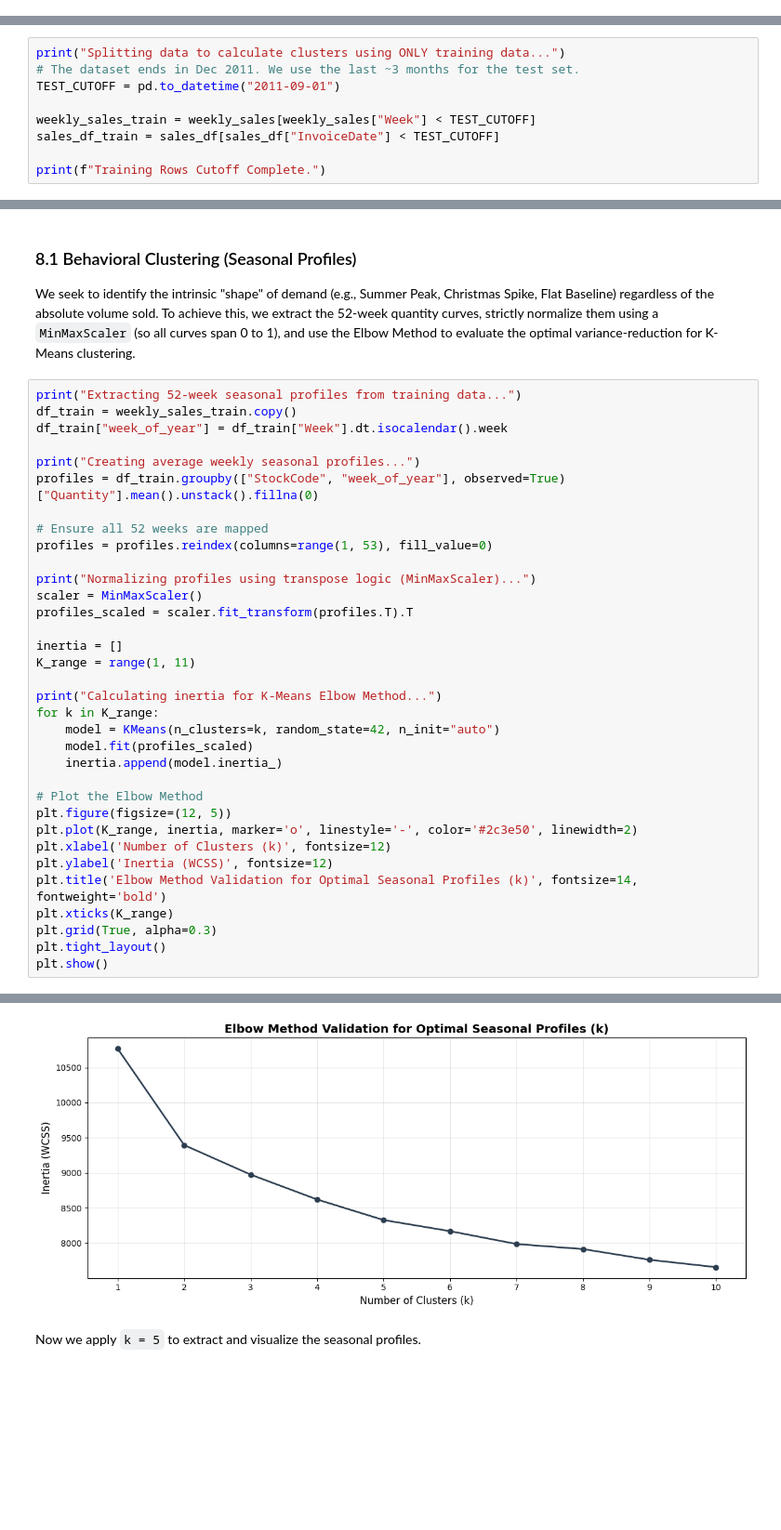
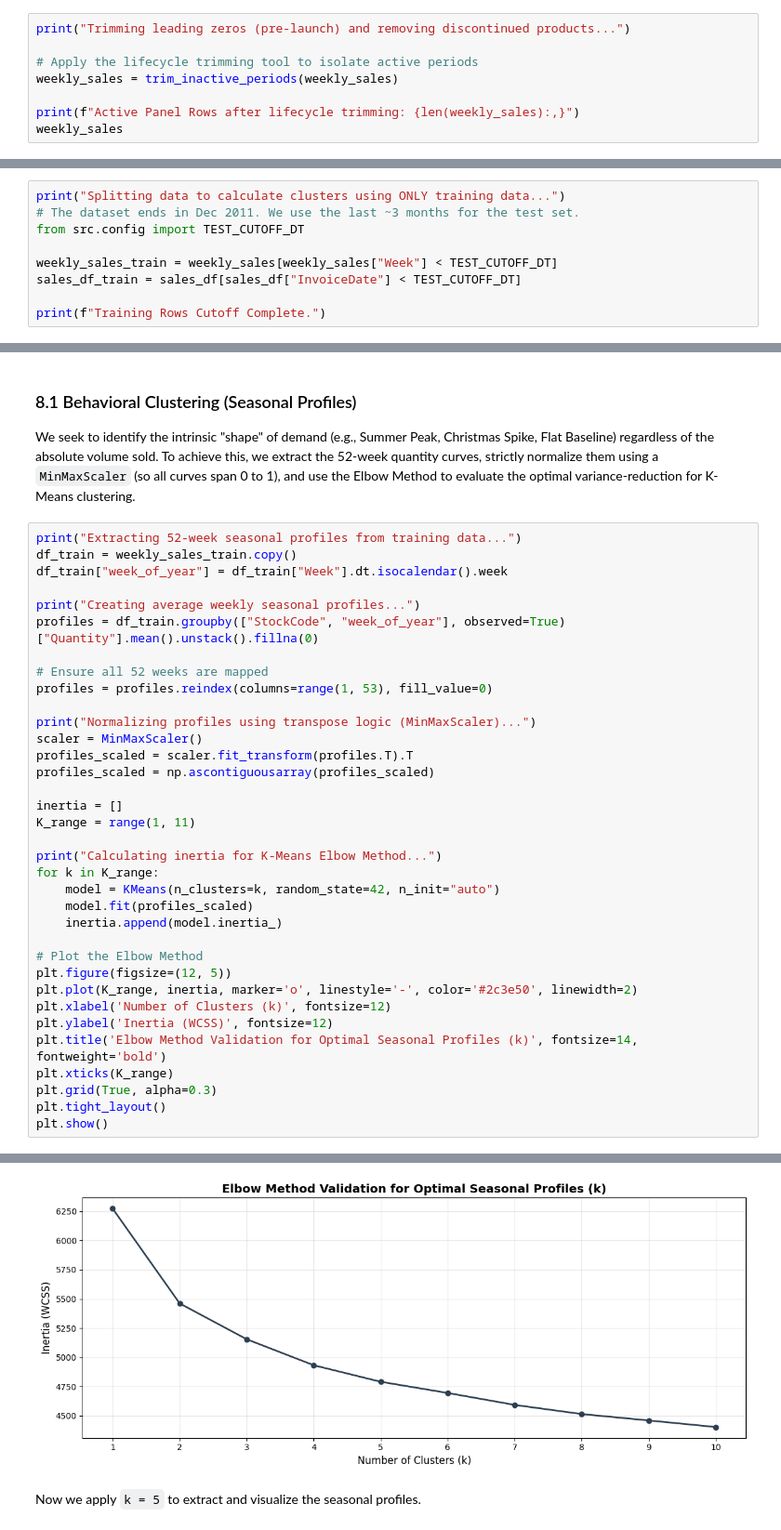
Before and after one commit to fede-giorgi/forecasting-retail, a Jupyter notebook: notebooks/data_processing_playground.ipynb, the cells around one changed output, grey strips where cells are left out. Shown at 93% size. Cells and saved outputs as stored; diff of their text form; blank space fills up the shorter version.

```diff
--- a/notebooks/data_processing_playground.ipynb
+++ b/notebooks/data_processing_playground.ipynb
@@ -160,0 +168,8 @@ Weekly Panel Rows: 516,538
+# %%
+print("Trimming leading zeros (pre-launch) and removing discontinued products...")
+
+# Apply the lifecycle trimming tool to isolate active periods
+weekly_sales = trim_inactive_periods(weekly_sales)
+
+print(f"Active Panel Rows after lifecycle trimming: {len(weekly_sales):,}")
+weekly_sales
@@ -234,10 +270,10 @@ If we calculate a product's total yearly volume using the entire dataset, we ina
 # %%
 print("Splitting data to calculate clusters using ONLY training data...")
 # The dataset ends in Dec 2011. We use the last ~3 months for the test set.
-TEST_CUTOFF = pd.to_datetime("2011-09-01")
+from src.config import TEST_CUTOFF_DT
 
-weekly_sales_train = weekly_sales[weekly_sales["Week"] < TEST_CUTOFF]
-sales_df_train = sales_df[sales_df["InvoiceDate"] < TEST_CUTOFF]
+weekly_sales_train = weekly_sales[weekly_sales["Week"] < TEST_CUTOFF_DT]
+sales_df_train = sales_df[sales_df["InvoiceDate"] < TEST_CUTOFF_DT]
 
 print(f"Training Rows Cutoff Complete.")
 # %% [output]
@@ -326,34 +362,35 @@ profiles = df_train.groupby(["StockCode", "week_of_year"], observed=True)["Quant
 profiles = profiles.reindex(columns=range(1, 53), fill_value=0)
 
 print("Normalizing profiles using transpose logic (MinMaxScaler)...")
 scaler = MinMaxScaler()
 profiles_scaled = scaler.fit_transform(profiles.T).T
+profiles_scaled = np.ascontiguousarray(profiles_scaled)
 
 inertia = []
 K_range = range(1, 11)
 
 print("Calculating inertia for K-Means Elbow Method...")
 for k in K_range:
     model = KMeans(n_clusters=k, random_state=42, n_init="auto")
     model.fit(profiles_scaled)
     inertia.append(model.inertia_)
 
 # Plot the Elbow Method
 plt.figure(figsize=(12, 5))
 plt.plot(K_range, inertia, marker='o', linestyle='-', color='#2c3e50', linewidth=2)
 plt.xlabel('Number of Clusters (k)', fontsize=12)
 plt.ylabel('Inertia (WCSS)', fontsize=12)
 plt.title('Elbow Method Validation for Optimal Seasonal Profiles (k)', fontsize=14, fontweight='bold')
 plt.xticks(K_range)
 plt.grid(True, alpha=0.3)
 plt.tight_layout()
 plt.show()
 # %% [output]
 Extracting 52-week seasonal profiles from training data...
 Creating average weekly seasonal profiles...
 Normalizing profiles using transpose logic (MinMaxScaler)...
 Calculating inertia for K-Means Elbow Method...
-[figure, old version]
+[figure, new version]
 # %% [markdown]
 Now we apply `k = 5` to extract and visualize the seasonal profiles.
 # %%
```
Also changed, not shown: parts of 15 cells of this notebook, 15 other files.
